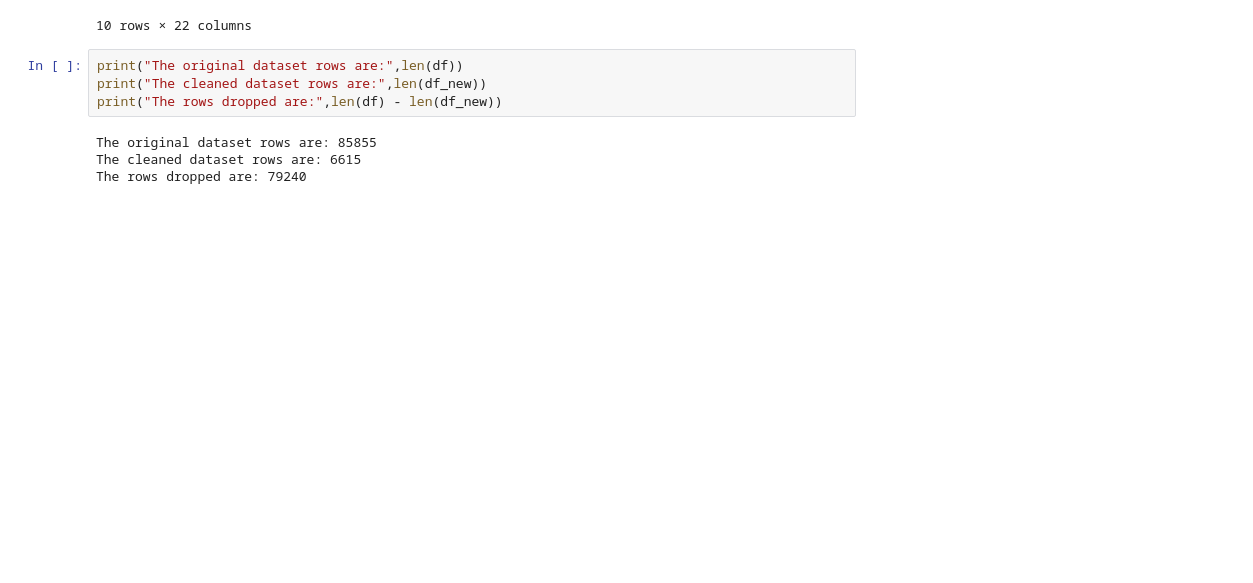
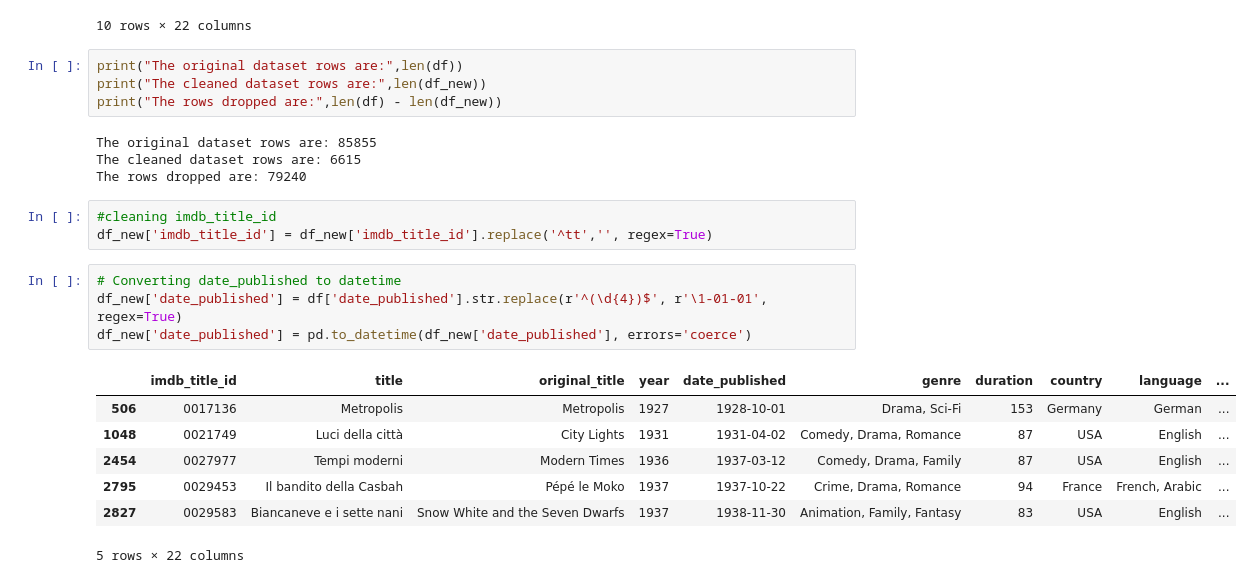
Before and after one commit to Mark-crypto/IMDb-Movie-Rating-Analysis, a Jupyter notebook: movie_analysis.ipynb, the cells around one changed output. Drawn from its saved outputs; the diff is of its cells as text; blank space fills up the shorter version.

Commit message:
cleaning data

```diff
--- a/movie_analysis.ipynb
+++ b/movie_analysis.ipynb
@@ -101,3 +102,18 @@ print("The rows dropped are:",len(df) - len(df_new))
 The original dataset rows are: 85855
 The cleaned dataset rows are: 6615
 The rows dropped are: 79240
+# %%
+#cleaning imdb_title_id
+df_new['imdb_title_id'] = df_new['imdb_title_id'].replace('^tt','', regex=True)
+# %%
+# Converting date_published to datetime
+df_new['date_published'] = df['date_published'].str.replace(r'^(\d{4})$', r'\1-01-01', regex=True)
+df_new['date_published'] = pd.to_datetime(df_new['date_published'], errors='coerce')
+# %% [output]
+|  | imdb_title_id | title | original_title | year | date_published | genre | duration | country | language | ... |
+| 506 | 0017136 | Metropolis | Metropolis | 1927 | 1928-10-01 | Drama, Sci-Fi | 153 | Germany | German | ... |
+| 1048 | 0021749 | Luci della città | City Lights | 1931 | 1931-04-02 | Comedy, Drama, Romance | 87 | USA | English | ... |
+| 2454 | 0027977 | Tempi moderni | Modern Times | 1936 | 1937-03-12 | Comedy, Drama, Family | 87 | USA | English | ... |
+| 2795 | 0029453 | Il bandito della Casbah | Pépé le Moko | 1937 | 1937-10-22 | Crime, Drama, Romance | 94 | France | French, Arabic | ... |
+| 2827 | 0029583 | Biancaneve e i sette nani | Snow White and the Seven Dwarfs | 1937 | 1938-11-30 | Animation, Family, Fantasy | 83 | USA | English | ... |
+5 rows × 22 columns
```
Also changed, not shown: parts of 3 cells of this notebook.
